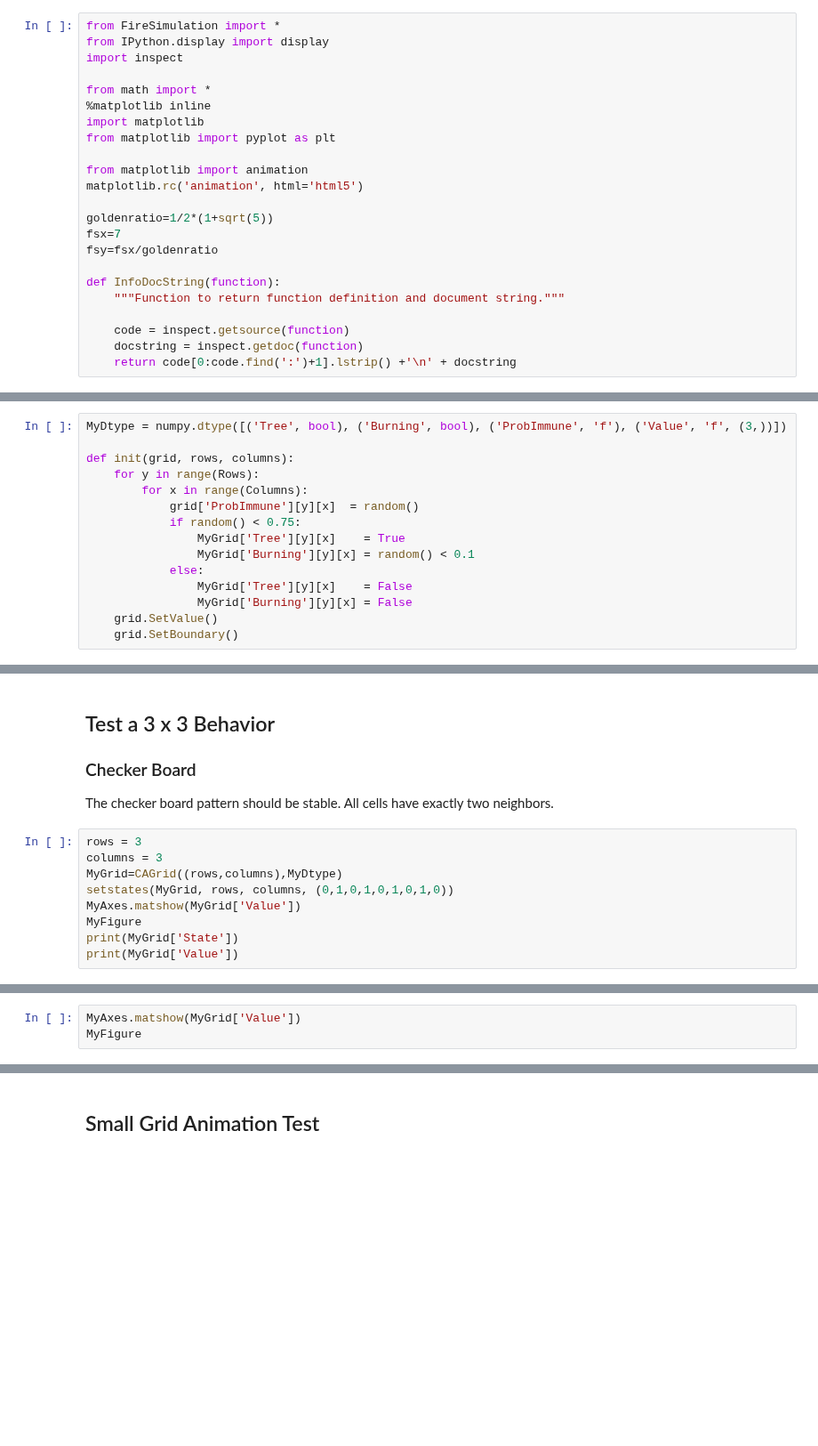
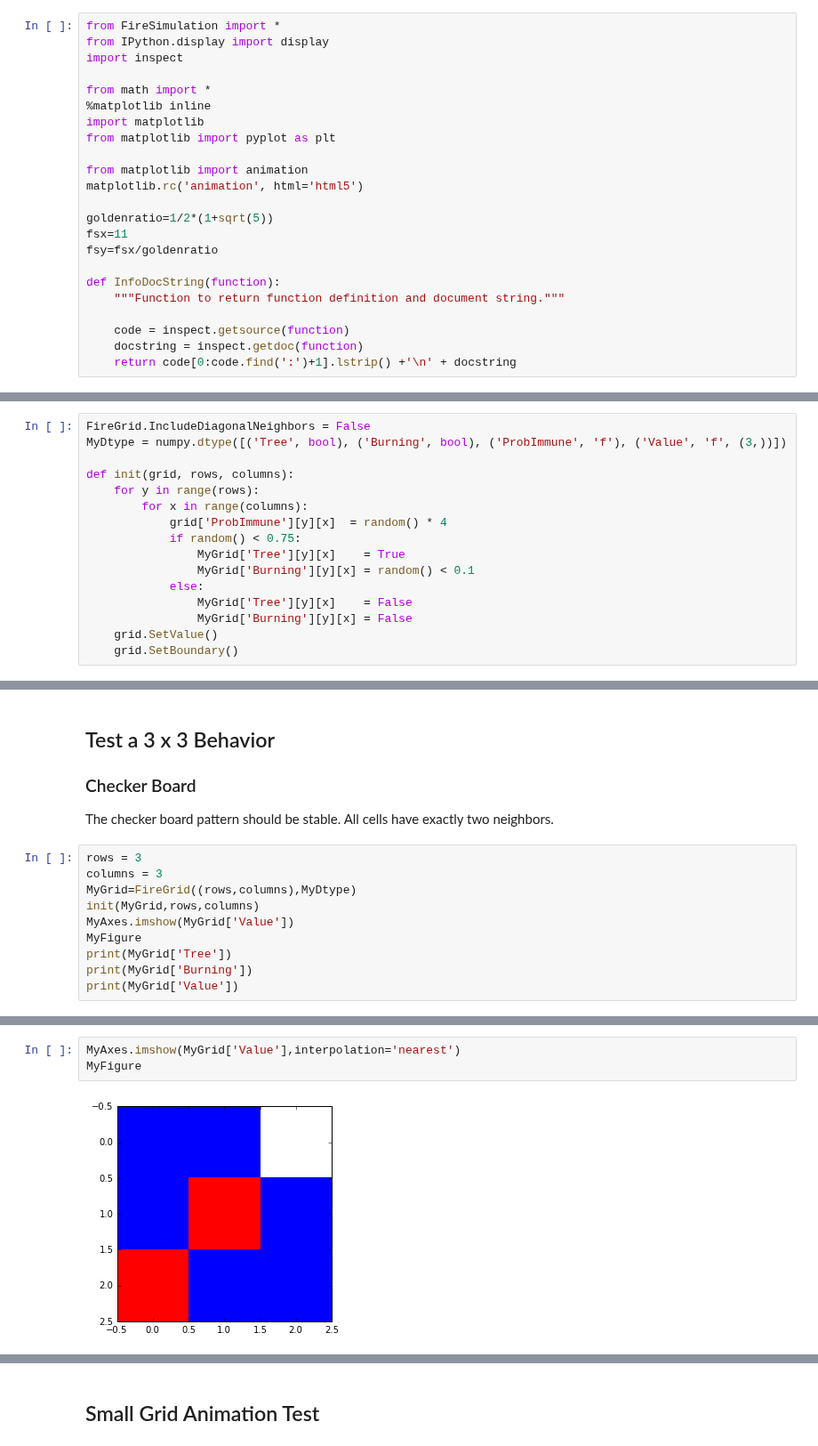
Before and after one commit to UCO-CSPI/CellularAutomaton, a Jupyter notebook: testingFireGrid.ipynb, the cells around one changed output, grey strips where cells are left out. Shown at 89% size. Saved outputs shown, nothing was run; the diff lists cells and outputs as text; blank space fills up the shorter version.

Commit message:
Fire Simulation First Working Version

```diff
--- a/testingFireGrid.ipynb
+++ b/testingFireGrid.ipynb
@@ -16,7 +16,7 @@ from matplotlib import animation
 matplotlib.rc('animation', html='html5')
 
 goldenratio=1/2*(1+sqrt(5))
-fsx=7
+fsx=11
 fsy=fsx/goldenratio
 
 def InfoDocString(function):
@@ -28,12 +28,13 @@ def InfoDocString(function):
 # %% [markdown]
 <h3>Functions to help with testing</h3>
 # %%
+FireGrid.IncludeDiagonalNeighbors = False
 MyDtype = numpy.dtype([('Tree', bool), ('Burning', bool), ('ProbImmune', 'f'), ('Value', 'f', (3,))])
 
 def init(grid, rows, columns):
-    for y in range(Rows):
-        for x in range(Columns):
-            grid['ProbImmune'][y][x]  = random()
+    for y in range(rows):
+        for x in range(columns):
+            grid['ProbImmune'][y][x]  = random() * 4
             if random() < 0.75:
                 MyGrid['Tree'][y][x]    = True
                 MyGrid['Burning'][y][x] = random() < 0.1
@@ -70,9 +71,10 @@ False
 # %%
 rows = 3
 columns = 3
-MyGrid=CAGrid((rows,columns),MyDtype)
-setstates(MyGrid, rows, columns, (0,1,0,1,0,1,0,1,0))
-MyAxes.matshow(MyGrid['Value'])
+MyGrid=FireGrid((rows,columns),MyDtype)
+init(MyGrid,rows,columns)
+MyAxes.imshow(MyGrid['Value'])
 MyFigure
-print(MyGrid['State'])
+print(MyGrid['Tree'])
+print(MyGrid['Burning'])
 print(MyGrid['Value'])
@@ -79,5 +99,7 @@ print(MyGrid['Value'])
 # %%
-MyAxes.matshow(MyGrid['Value'])
+MyAxes.imshow(MyGrid['Value'],interpolation='nearest')
 MyFigure
+# %% [output]
+[figure, added]
 # %%
 MyGrid.Update()
```
Also changed, not shown: parts of 37 cells of this notebook, 6 other files.
